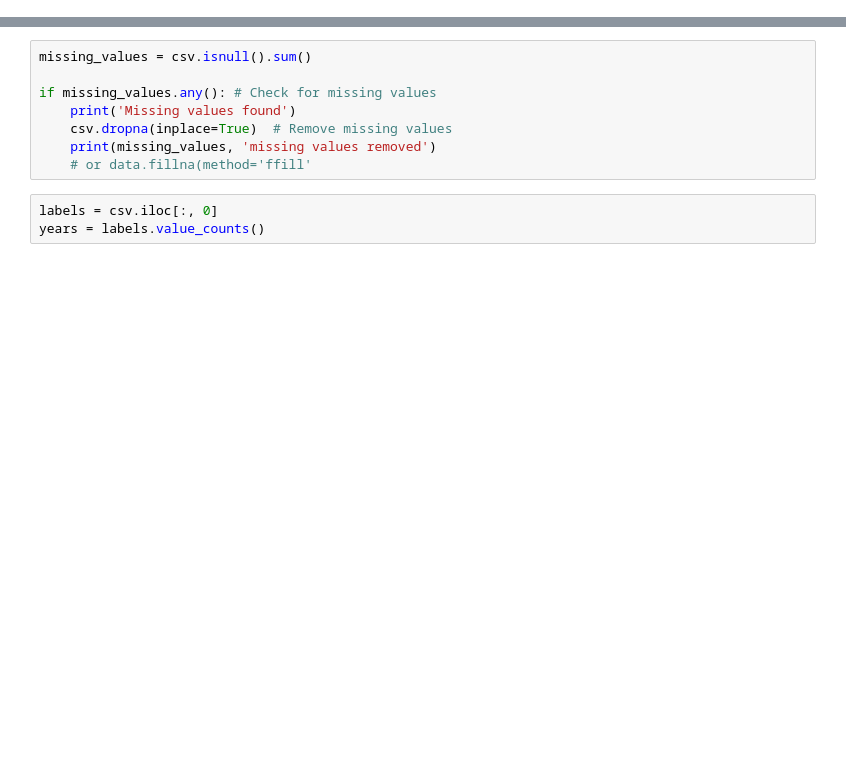
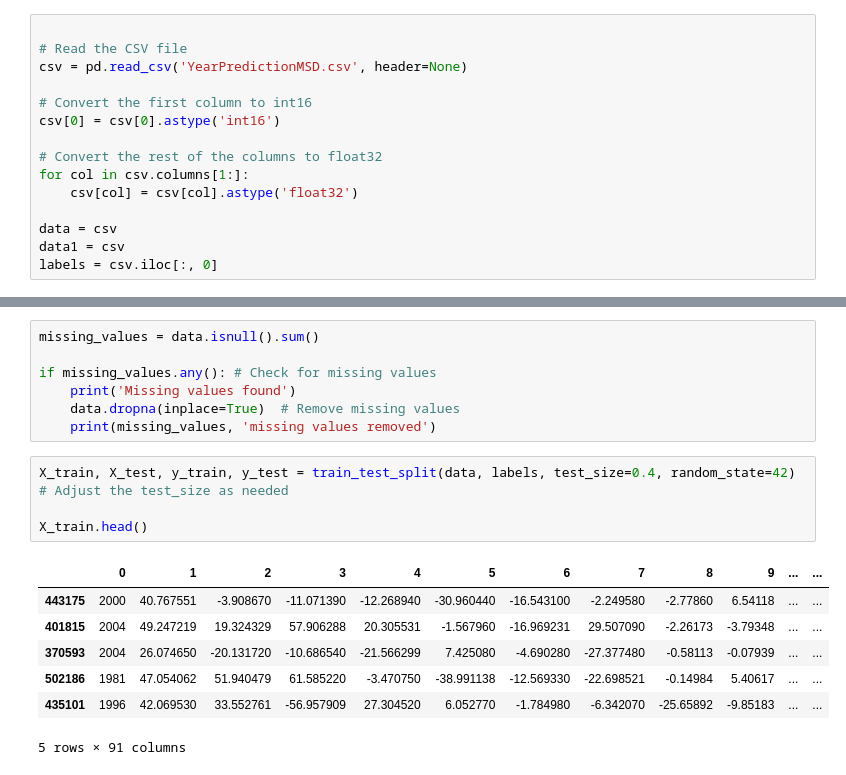
Before and after one commit to Amehroke/ML_Project, a Jupyter notebook: Extr-Random-tree-regr.ipynb, the cells around one changed output, grey strips where cells are left out. Drawn from its saved outputs; the diff is of its cells as text; blank space fills up the shorter version.

```diff
--- a/Extr-Random-tree-regr.ipynb
+++ b/Extr-Random-tree-regr.ipynb
@@ -24,0 +24,15 @@ csv.head()
+# %%
+
+# Read the CSV file
+csv = pd.read_csv('YearPredictionMSD.csv', header=None)
+
+# Convert the first column to int16
+csv[0] = csv[0].astype('int16')
+
+# Convert the rest of the columns to float32
+for col in csv.columns[1:]:
+    csv[col] = csv[col].astype('float32')
+
+data = csv
+data1 = csv
+labels = csv.iloc[:, 0]
@@ -25,11 +64,19 @@ csv.head()
 # %%
-missing_values = csv.isnull().sum()
+missing_values = data.isnull().sum()
 
 if missing_values.any(): # Check for missing values
     print('Missing values found')
-    csv.dropna(inplace=True)  # Remove missing values
+    data.dropna(inplace=True)  # Remove missing values
     print(missing_values, 'missing values removed')
-    # or data.fillna(method='ffill'
-# %%
-labels = csv.iloc[:, 0]
-years = labels.value_counts()
+# %%
+X_train, X_test, y_train, y_test = train_test_split(data, labels, test_size=0.4, random_state=42)  # Adjust the test_size as needed
+
+X_train.head()
+# %% [output]
+|  | 0 | 1 | 2 | 3 | 4 | 5 | 6 | 7 | 8 | 9 | ... | ... |
+| 443175 | 2000 | 40.767551 | -3.908670 | -11.071390 | -12.268940 | -30.960440 | -16.543100 | -2.249580 | -2.77860 | 6.54118 | ... | ... |
+| 401815 | 2004 | 49.247219 | 19.324329 | 57.906288 | 20.305531 | -1.567960 | -16.969231 | 29.507090 | -2.26173 | -3.79348 | ... | ... |
+| 370593 | 2004 | 26.074650 | -20.131720 | -10.686540 | -21.566299 | 7.425080 | -4.690280 | -27.377480 | -0.58113 | -0.07939 | ... | ... |
+| 502186 | 1981 | 47.054062 | 51.940479 | 61.585220 | -3.470750 | -38.991138 | -12.569330 | -22.698521 | -0.14984 | 5.40617 | ... | ... |
+| 435101 | 1996 | 42.069530 | 33.552761 | -56.957909 | 27.304520 | 6.052770 | -1.784980 | -6.342070 | -25.65892 | -9.85183 | ... | ... |
+5 rows × 91 columns
```
Also changed, not shown: parts of 8 cells of this notebook, 1 other file.
